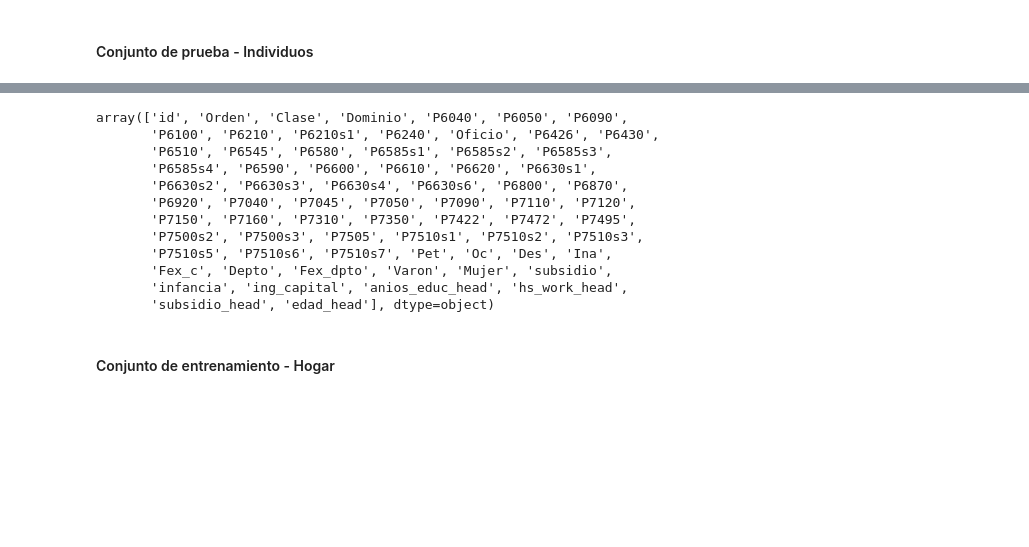
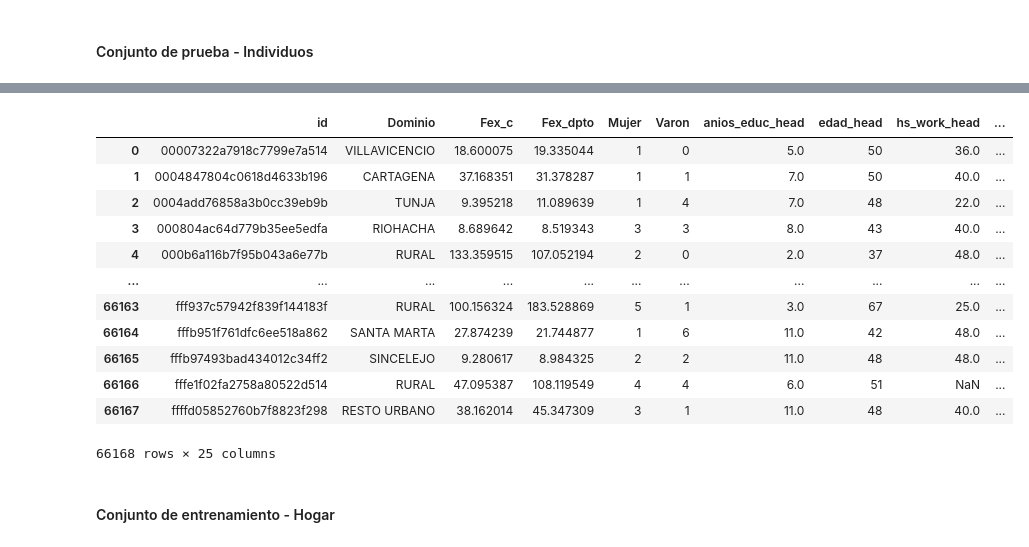
Before and after one commit to milagrosonofri/Problem_Set_2, a Jupyter notebook: scripts/1_Working_data.ipynb, the cells around one changed output, grey strips where cells are left out. Drawn from its saved outputs; the diff is of its cells as text; code cells hidden in the pictures; blank space fills up the shorter version.

```diff
--- a/scripts/1_Working_data.ipynb
+++ b/scripts/1_Working_data.ipynb
@@ -282,15 +372,16 @@ test_set_ind_2
 # %%
-test_set_ind_2.columns.values
+test_set_ind_group
 # %% [output]
+|  | id | Dominio | Fex_c | Fex_dpto | Mujer | Varon | anios_educ_head | edad_head | hs_work_head | ... |
+| 0 | 00007322a7918c7799e7a514 | VILLAVICENCIO | 18.600075 | 19.335044 | 1 | 0 | 5.0 | 50 | 36.0 | ... |
+| 1 | 0004847804c0618d4633b196 | CARTAGENA | 37.168351 | 31.378287 | 1 | 1 | 7.0 | 50 | 40.0 | ... |
+| 2 | 0004add76858a3b0cc39eb9b | TUNJA | 9.395218 | 11.089639 | 1 | 4 | 7.0 | 48 | 22.0 | ... |
+| 3 | 000804ac64d779b35ee5edfa | RIOHACHA | 8.689642 | 8.519343 | 3 | 3 | 8.0 | 43 | 40.0 | ... |
+| 4 | 000b6a116b7f95b043a6e77b | RURAL | 133.359515 | 107.052194 | 2 | 0 | 2.0 | 37 | 48.0 | ... |
+| ... | ... | ... | ... | ... | ... | ... | ... | ... | ... | ... |
+| 66163 | fff937c57942f839f144183f | RURAL | 100.156324 | 183.528869 | 5 | 1 | 3.0 | 67 | 25.0 | ... |
+| 66164 | fffb951f761dfc6ee518a862 | SANTA MARTA | 27.874239 | 21.744877 | 1 | 6 | 11.0 | 42 | 48.0 | ... |
+| 66165 | fffb97493bad434012c34ff2 | SINCELEJO | 9.280617 | 8.984325 | 2 | 2 | 11.0 | 48 | 48.0 | ... |
+| 66166 | fffe1f02fa2758a80522d514 | RURAL | 47.095387 | 108.119549 | 4 | 4 | 6.0 | 51 | NaN | ... |
+| 66167 | ffffd05852760b7f8823f298 | RESTO URBANO | 38.162014 | 45.347309 | 3 | 1 | 11.0 | 48 | 40.0 | ... |
-array(['id', 'Orden', 'Clase', 'Dominio', 'P6040', 'P6050', 'P6090',
-       'P6100', 'P6210', 'P6210s1', 'P6240', 'Oficio', 'P6426', 'P6430',
-       'P6510', 'P6545', 'P6580', 'P6585s1', 'P6585s2', 'P6585s3',
-       'P6585s4', 'P6590', 'P6600', 'P6610', 'P6620', 'P6630s1',
-       'P6630s2', 'P6630s3', 'P6630s4', 'P6630s6', 'P6800', 'P6870',
-       'P6920', 'P7040', 'P7045', 'P7050', 'P7090', 'P7110', 'P7120',
-       'P7150', 'P7160', 'P7310', 'P7350', 'P7422', 'P7472', 'P7495',
-       'P7500s2', 'P7500s3', 'P7505', 'P7510s1', 'P7510s2', 'P7510s3',
-       'P7510s5', 'P7510s6', 'P7510s7', 'Pet', 'Oc', 'Des', 'Ina',
-       'Fex_c', 'Depto', 'Fex_dpto', 'Varon', 'Mujer', 'subsidio',
-       'infancia', 'ing_capital', 'anios_educ_head', 'hs_work_head',
-       'subsidio_head', 'edad_head'], dtype=object)
+66168 rows × 25 columns
```
Also changed, not shown: parts of 11 cells of this notebook, 11 other files.
